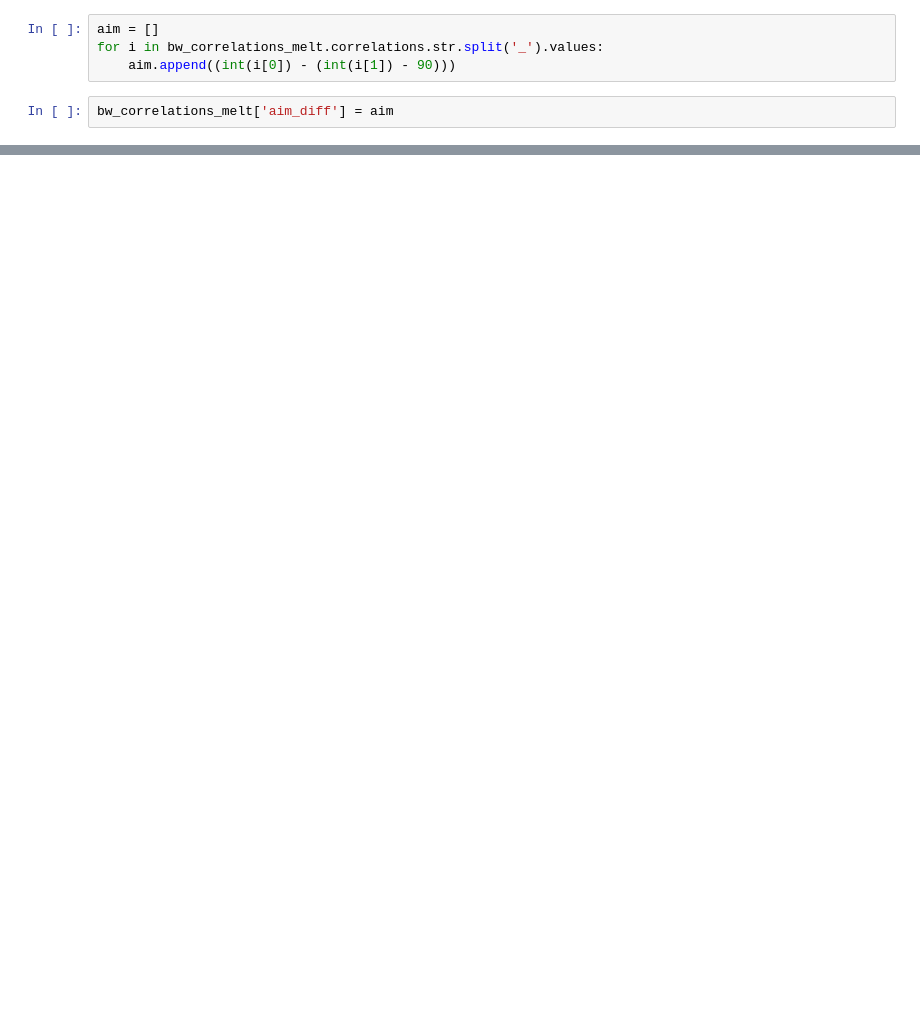
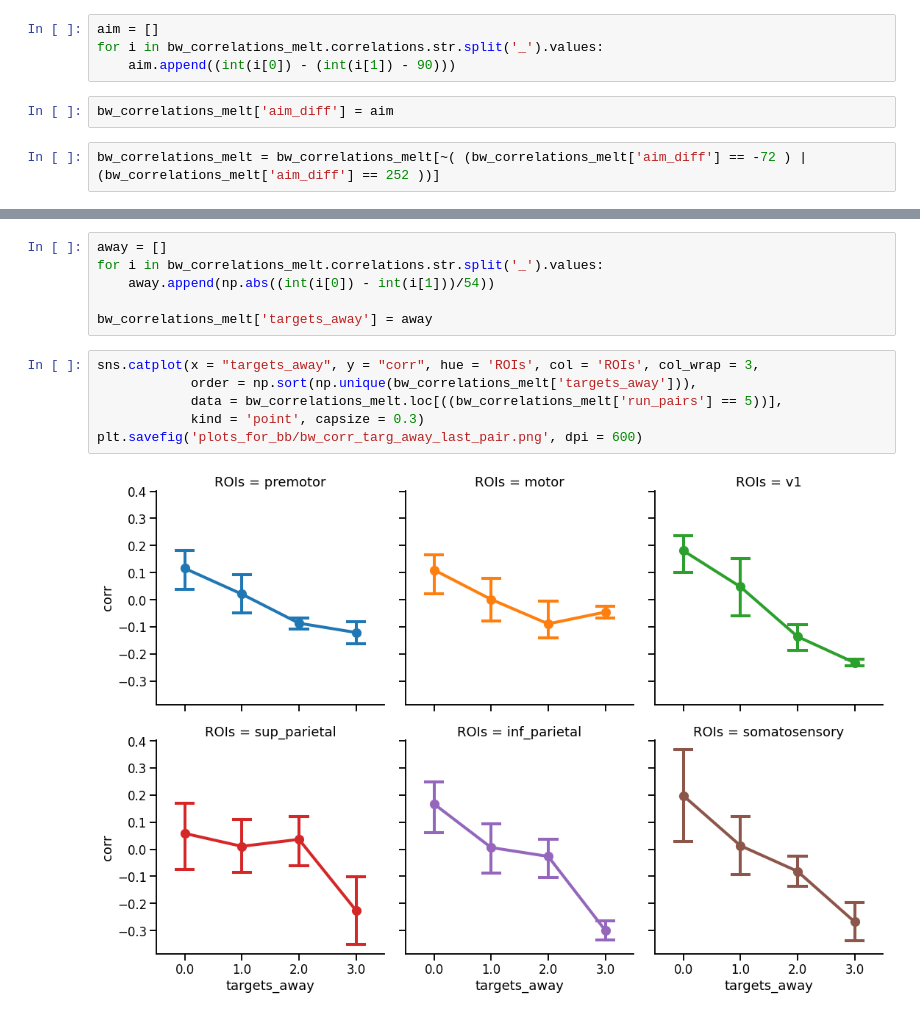
Before and after one commit to tejas-savalia/fmri_project, a Jupyter notebook: mvpa.ipynb, the cells around one changed output, grey strips where cells are left out. Drawn from its saved outputs; the diff is of its cells as text; blank space fills up the shorter version.

```diff
--- a/mvpa.ipynb
+++ b/mvpa.ipynb
@@ -279,6 +291,8 @@ for i in bw_correlations_melt.correlations.str.split('_').values:
     aim.append((int(i[0]) - (int(i[1]) - 90)))
 # %%
 bw_correlations_melt['aim_diff'] = aim
+# %%
+bw_correlations_melt = bw_correlations_melt[~( (bw_correlations_melt['aim_diff'] == -72 ) | (bw_correlations_melt['aim_diff'] == 252 ))]
 # %%
 sns.catplot(x = "aim_diff", y = "corr", hue = 'ROIs', col = 'ROIs', col_wrap = 3,
             order = np.sort(np.unique(bw_correlations_melt['aim_diff'])),
@@ -288,0 +305,14 @@ sns.catplot(x = "aim_diff", y = "corr", hue = 'ROIs', col = 'ROIs', col_wrap = 3
+# %%
+away = []
+for i in bw_correlations_melt.correlations.str.split('_').values:
+    away.append(np.abs((int(i[0]) - int(i[1]))/54))
+
+bw_correlations_melt['targets_away'] = away
+# %%
+sns.catplot(x = "targets_away", y = "corr", hue = 'ROIs', col = 'ROIs', col_wrap = 3,
+            order = np.sort(np.unique(bw_correlations_melt['targets_away'])),
+            data = bw_correlations_melt.loc[((bw_correlations_melt['run_pairs'] == 5))],
+            kind = 'point', capsize = 0.3)
+plt.savefig('plots_for_bb/bw_corr_targ_away_last_pair.png', dpi = 600)
+# %% [output]
+[figure, added]
```
Also changed, not shown: parts of 17 cells of this notebook, 17 other files.
